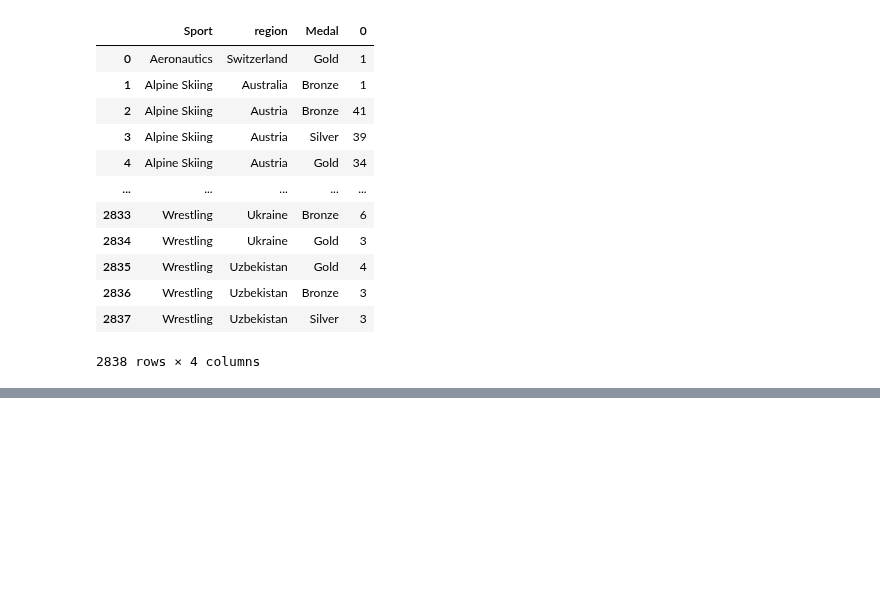
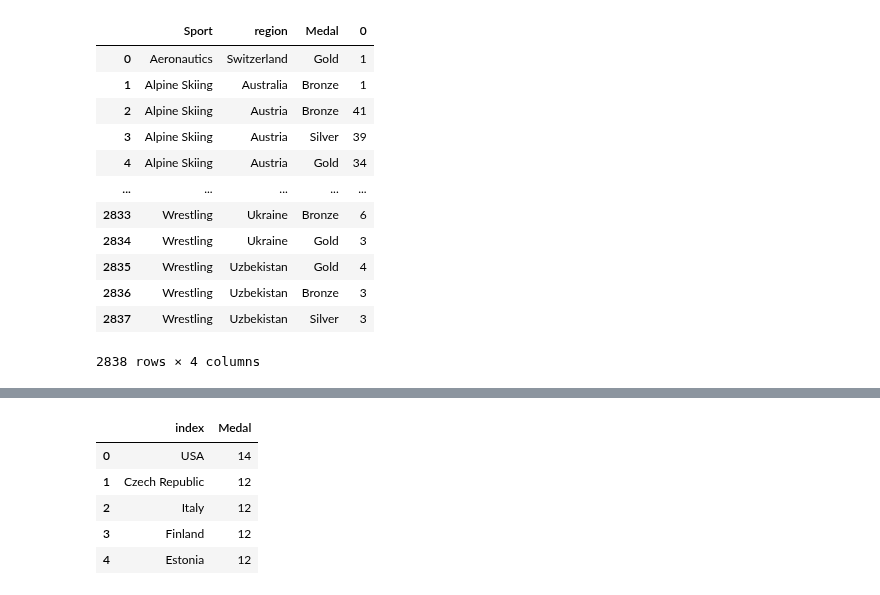
Before and after one commit to wlinds/ITHS-Projekt-OS, a Jupyter notebook: Notes/jonas_uppgift_2.ipynb, the cells around one changed output, grey strips where cells are left out. Cells and saved outputs as stored; diff of their text form; code cells hidden in the pictures; blank space fills up the shorter version.

```diff
--- a/Notes/jonas_uppgift_2.ipynb
+++ b/Notes/jonas_uppgift_2.ipynb
@@ -342,0 +357,9 @@ fig.show()
+# %%
+men_10_kilometers.region.value_counts().reset_index(name='Medal').head()
+# %% [output]
+|  | index | Medal |
+| 0 | USA | 14 |
+| 1 | Czech Republic | 12 |
+| 2 | Italy | 12 |
+| 3 | Finland | 12 |
+| 4 | Estonia | 12 |
```
Also changed, not shown: parts of 5 cells of this notebook.
